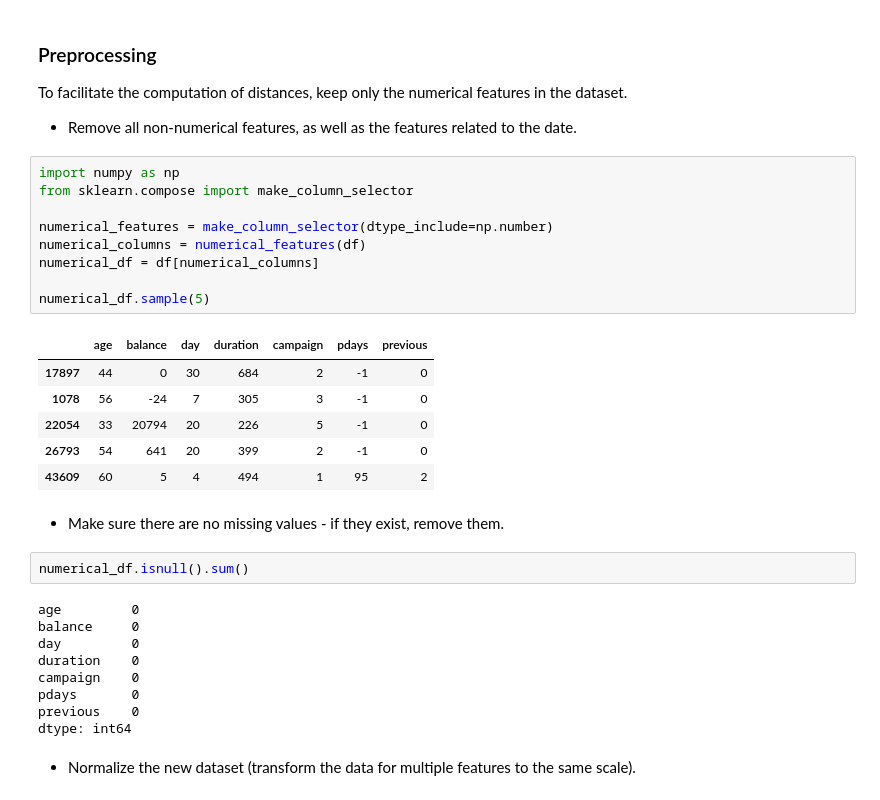
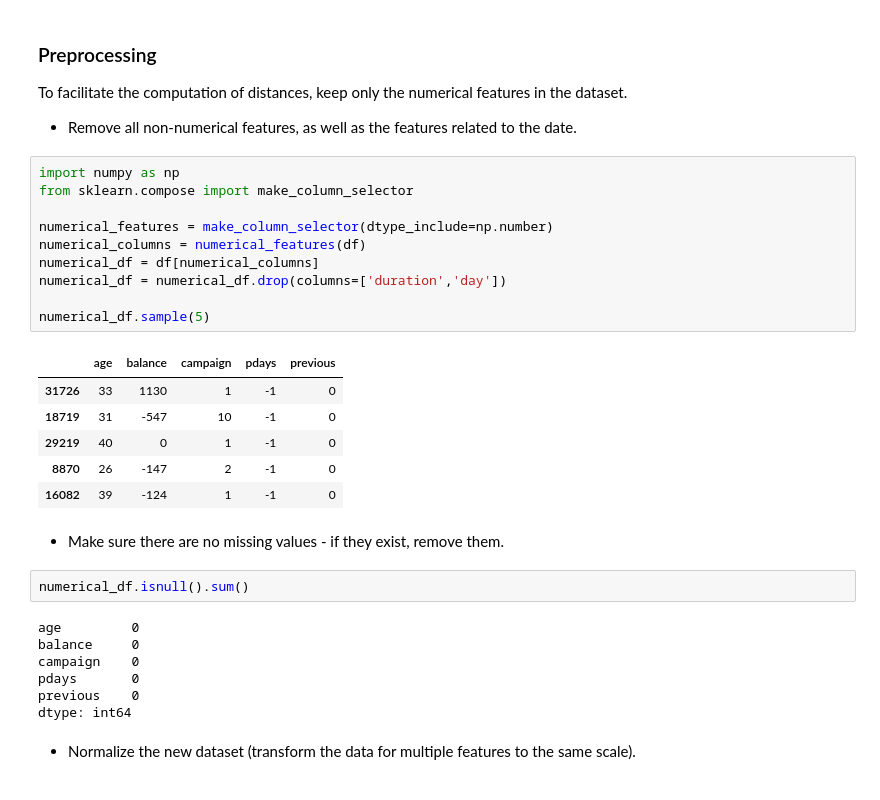
Before and after one commit to eusoumarkinhoz/ML2.3---Intro-to-clustering, a Jupyter notebook: notebook/Clustering_v2 copy.ipynb, the cells around one changed output. Cells and saved outputs as stored; diff of their text form.

```diff
--- a/notebook/Clustering_v2 copy.ipynb
+++ b/notebook/Clustering_v2 copy.ipynb
@@ -175,19 +208,20 @@ To facilitate the computation of distances, keep only the numerical features in
 # %%
 import numpy as np
 from sklearn.compose import make_column_selector
 
 numerical_features = make_column_selector(dtype_include=np.number)
 numerical_columns = numerical_features(df)
 numerical_df = df[numerical_columns]
+numerical_df = numerical_df.drop(columns=['duration','day'])
 
 numerical_df.sample(5)
 # %% [output]
-|  | age | balance | day | duration | campaign | pdays | previous |
-| 17897 | 44 | 0 | 30 | 684 | 2 | -1 | 0 |
-| 1078 | 56 | -24 | 7 | 305 | 3 | -1 | 0 |
-| 22054 | 33 | 20794 | 20 | 226 | 5 | -1 | 0 |
-| 26793 | 54 | 641 | 20 | 399 | 2 | -1 | 0 |
-| 43609 | 60 | 5 | 4 | 494 | 1 | 95 | 2 |
+|  | age | balance | campaign | pdays | previous |
+| 31726 | 33 | 1130 | 1 | -1 | 0 |
+| 18719 | 31 | -547 | 10 | -1 | 0 |
+| 29219 | 40 | 0 | 1 | -1 | 0 |
+| 8870 | 26 | -147 | 2 | -1 | 0 |
+| 16082 | 39 | -124 | 1 | -1 | 0 |
 # %% [markdown]
 - Make sure there are no missing values - if they exist, remove them.
 # %%
@@ -195,8 +229,6 @@ numerical_df.isnull().sum()
 # %% [output]
 age         0
 balance     0
-day         0
-duration    0
 campaign    0
 pdays       0
 previous    0
```
Also changed, not shown: parts of 18 cells of this notebook, 1 other file.
